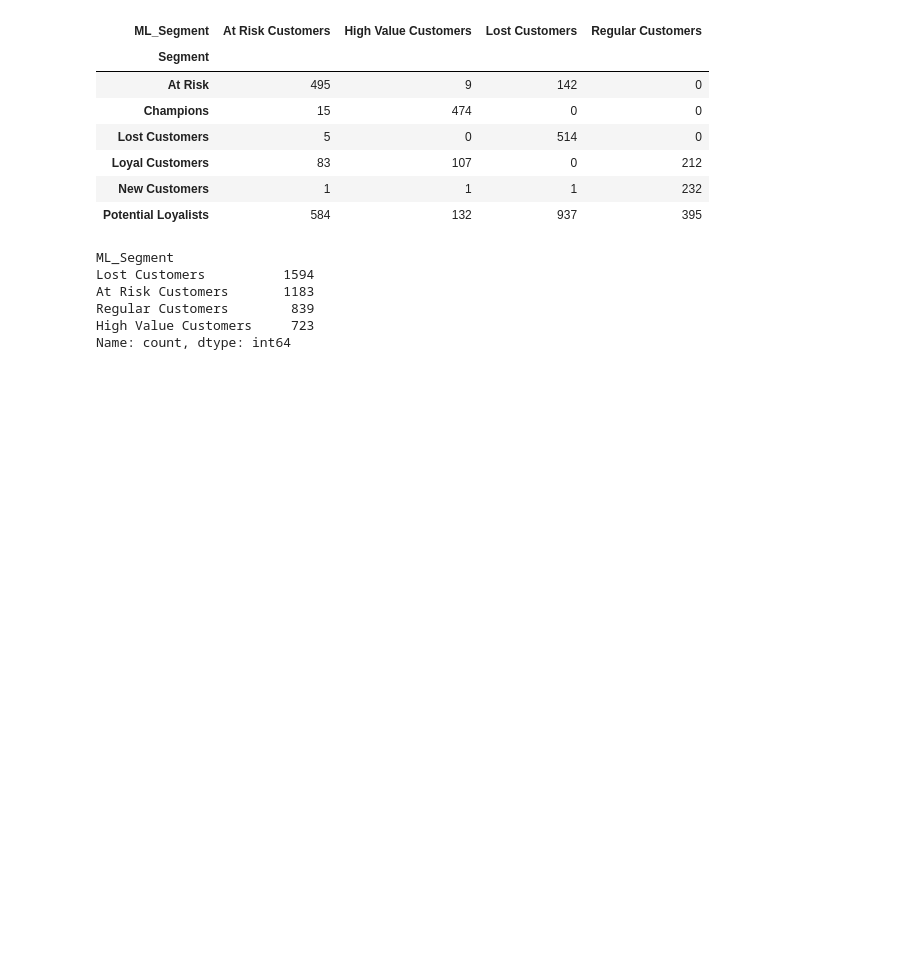
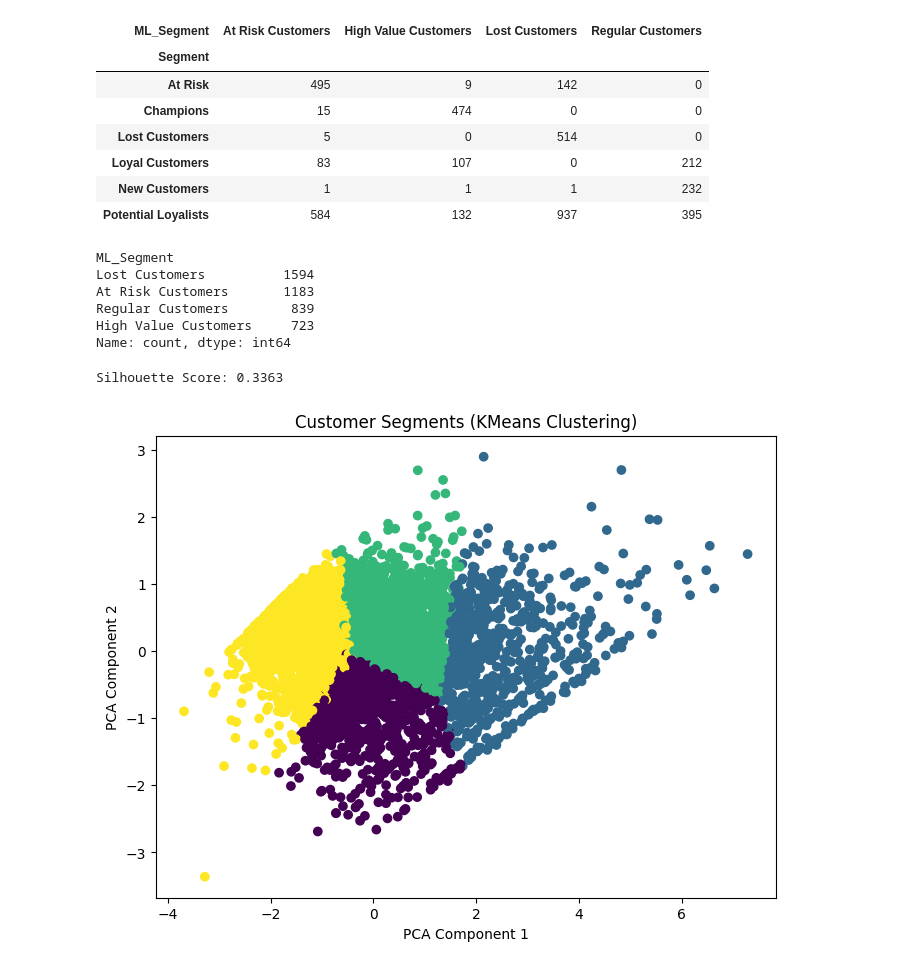
Before and after one commit to MadugulaHarika/customer-intelligence-segmentation, a Jupyter notebook: notebooks/01_EDA.ipynb, the cells around one changed output. Saved outputs shown, nothing was run; the diff lists cells and outputs as text; code cells hidden in the pictures; blank space fills up the shorter version.

```diff
--- a/notebooks/01_EDA.ipynb
+++ b/notebooks/01_EDA.ipynb
@@ -463,3 +463,27 @@ At Risk Customers       1183
 Regular Customers        839
 High Value Customers     723
 Name: count, dtype: int64
+# %%
+from sklearn.metrics import silhouette_score
+
+score = silhouette_score(rfm_scaled, rfm['KMeans_Cluster'])
+print("Silhouette Score:", round(score, 4))
+# %% [output]
+Silhouette Score: 0.3363
+# %%
+from sklearn.decomposition import PCA
+import matplotlib.pyplot as plt
+
+# Reduce to 2 dimensions
+pca = PCA(n_components=2)
+rfm_pca = pca.fit_transform(rfm_scaled)
+
+# Create scatter plot
+plt.figure(figsize=(8,6))
+plt.scatter(rfm_pca[:,0], rfm_pca[:,1], c=rfm['KMeans_Cluster'])
+plt.xlabel("PCA Component 1")
+plt.ylabel("PCA Component 2")
+plt.title("Customer Segments (KMeans Clustering)")
+plt.show()
+# %% [output]
+[figure, added]
```
Also changed, not shown: parts of 7 cells of this notebook.
